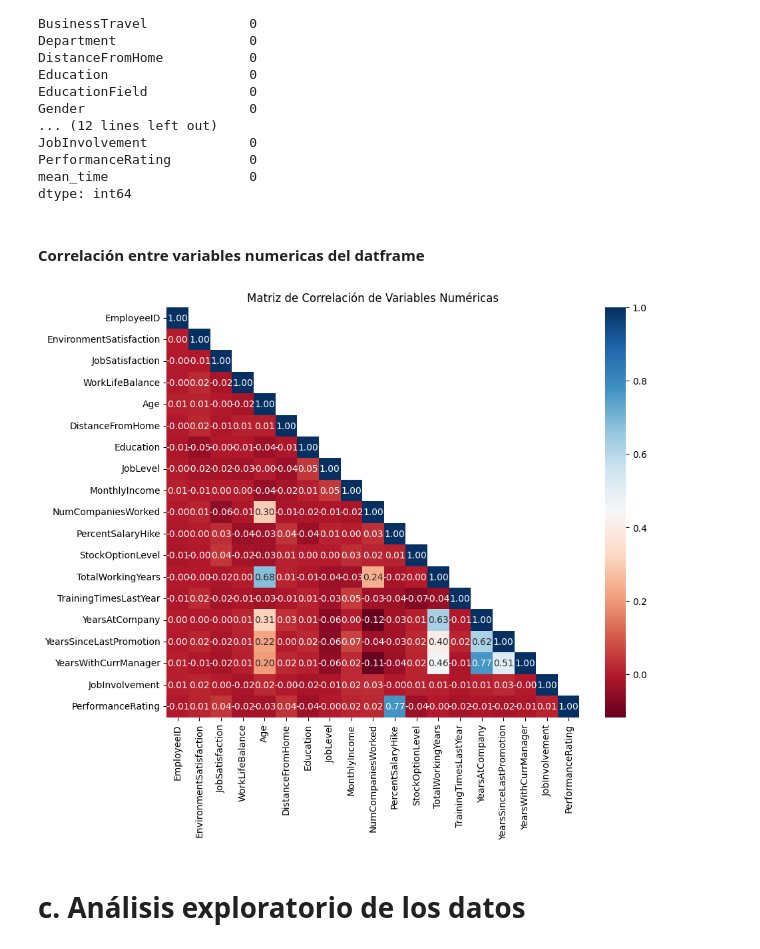
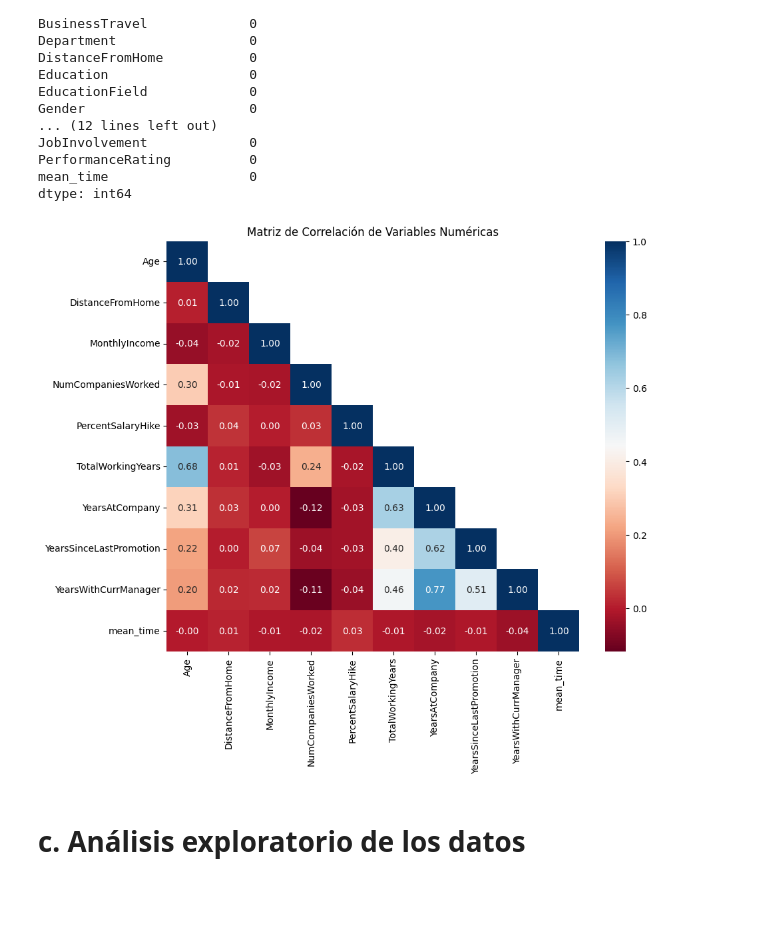
Before and after one commit to JavierBurgos-web/PROYECTO_ANALITICA_II, a Jupyter notebook: Entrega_uno.ipynb, the cells around one changed output. Saved outputs shown, nothing was run; the diff lists cells and outputs as text; code cells hidden in the pictures; blank space fills up the shorter version.

Commit message:
eleccion_de_variables_df_base

```diff
--- a/Entrega_uno.ipynb
+++ b/Entrega_uno.ipynb
@@ -261,5 +261,5 @@ df[['EmployeeCount', 'Over18', 'StandardHours']]
 # %%
-df_drop_unique = df.drop(["EmployeeCount", "Over18", "StandardHours"], axis=1)
+df_drop_unique = df.drop(["EmployeeID","EmployeeCount", "Over18", "StandardHours"], axis=1)
 
 nunique_values = df_drop_unique.nunique()
 single_value_columns = nunique_values[nunique_values == 1].index
@@ -497,32 +636,18 @@ JobInvolvement             0
 PerformanceRating          0
 mean_time                  0
 dtype: int64
-# %% [markdown]
-#### Correlación entre variables numericas del datframe
 # %%
+df_numericas = df_no_nulos.select_dtypes(include=[np.number])
 
-# variables numéricas
-df_numericas = df_1.select_dtypes(include=[np.number])
-
-# Calcular la matriz de correlación
 correlation_matrix = df_numericas.corr()
-
-# Crear una máscara triangular superior
 mask = np.triu(correlation_matrix, k=1)
 
-# Ajustar el tamaño de la figura
 plt.figure(figsize=(10, 8))
-
-# Usar la paleta de colores RdBu
 sns.heatmap(correlation_matrix, annot=True, fmt=".2f", cmap="RdBu", mask=mask)
-
-# Añadir un título más descriptivo
 plt.title("Matriz de Correlación de Variables Numéricas")
-
-# Mostrar el gráfico
 plt.show()
 # %% [output]
-[figure, old version]
+[figure, new version]
 # %% [markdown]
 # c. Análisis exploratorio de los datos
 # %% [markdown]
```
Also changed, not shown: parts of 15 cells of this notebook.
